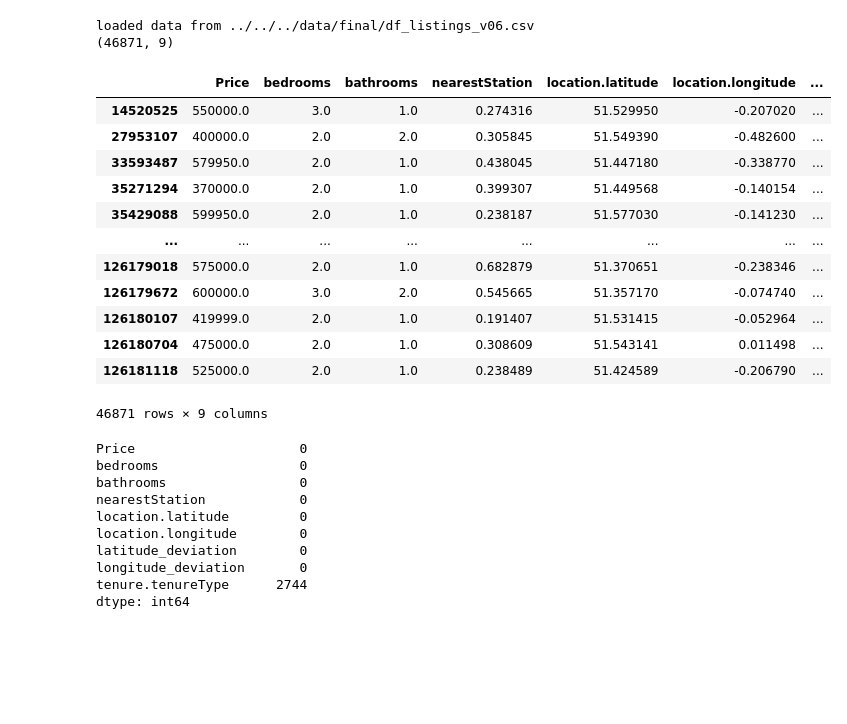
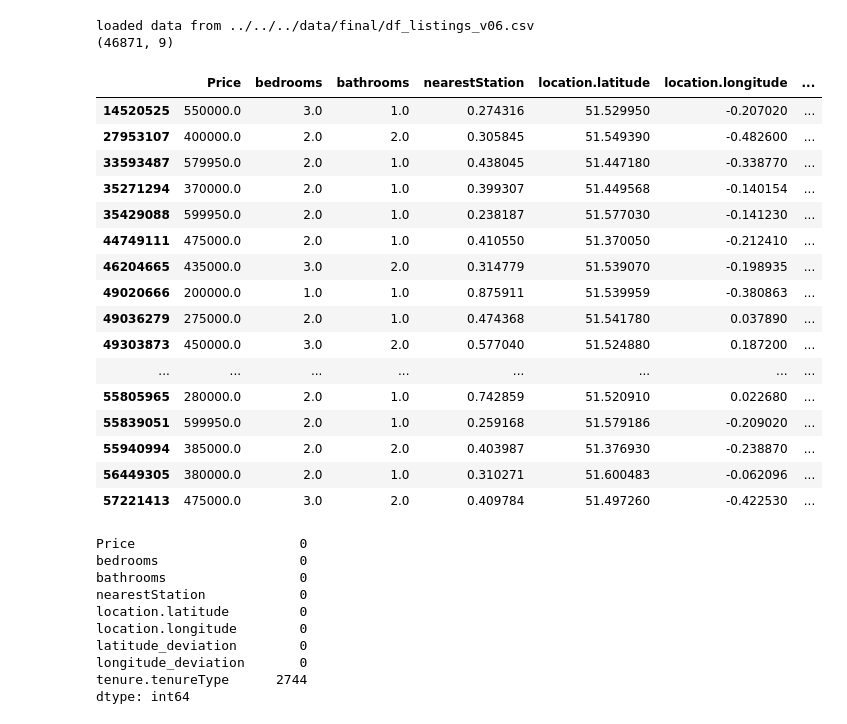
Before and after one commit to jayportfolio/capstone_streamlit, a Jupyter notebook: process/E_train model/iteration06/it06_03_4__decision_tree_randomsearch__20221106.ipynb, the cells around one changed output. Drawn from its saved outputs; the diff is of its cells as text; code cells hidden in the pictures; blank space fills up the shorter version.

```diff
--- a/process/E_train model/iteration06/it06_03_4__decision_tree_randomsearch__20221106.ipynb
+++ b/process/E_train model/iteration06/it06_03_4__decision_tree_randomsearch__20221106.ipynb
@@ -129,21 +94,25 @@ print(df.shape)
 loaded data from ../../../data/final/df_listings_v06.csv
 (46871, 9)
 # %%
-df
+df.head(30)
 # %% [output]
 |  | Price | bedrooms | bathrooms | nearestStation | location.latitude | location.longitude | ... |
 | 14520525 | 550000.0 | 3.0 | 1.0 | 0.274316 | 51.529950 | -0.207020 | ... |
 | 27953107 | 400000.0 | 2.0 | 2.0 | 0.305845 | 51.549390 | -0.482600 | ... |
 | 33593487 | 579950.0 | 2.0 | 1.0 | 0.438045 | 51.447180 | -0.338770 | ... |
 | 35271294 | 370000.0 | 2.0 | 1.0 | 0.399307 | 51.449568 | -0.140154 | ... |
 | 35429088 | 599950.0 | 2.0 | 1.0 | 0.238187 | 51.577030 | -0.141230 | ... |
+| 44749111 | 475000.0 | 2.0 | 1.0 | 0.410550 | 51.370050 | -0.212410 | ... |
+| 46204665 | 435000.0 | 3.0 | 2.0 | 0.314779 | 51.539070 | -0.198935 | ... |
+| 49020666 | 200000.0 | 1.0 | 1.0 | 0.875911 | 51.539959 | -0.380863 | ... |
+| 49036279 | 275000.0 | 2.0 | 1.0 | 0.474368 | 51.541780 | 0.037890 | ... |
+| 49303873 | 450000.0 | 3.0 | 2.0 | 0.577040 | 51.524880 | 0.187200 | ... |
 | ... | ... | ... | ... | ... | ... | ... | ... |
-| 126179018 | 575000.0 | 2.0 | 1.0 | 0.682879 | 51.370651 | -0.238346 | ... |
-| 126179672 | 600000.0 | 3.0 | 2.0 | 0.545665 | 51.357170 | -0.074740 | ... |
-| 126180107 | 419999.0 | 2.0 | 1.0 | 0.191407 | 51.531415 | -0.052964 | ... |
-| 126180704 | 475000.0 | 2.0 | 1.0 | 0.308609 | 51.543141 | 0.011498 | ... |
-| 126181118 | 525000.0 | 2.0 | 1.0 | 0.238489 | 51.424589 | -0.206790 | ... |
+| 55805965 | 280000.0 | 2.0 | 1.0 | 0.742859 | 51.520910 | 0.022680 | ... |
+| 55839051 | 599950.0 | 2.0 | 1.0 | 0.259168 | 51.579186 | -0.209020 | ... |
+| 55940994 | 385000.0 | 2.0 | 2.0 | 0.403987 | 51.376930 | -0.238870 | ... |
+| 56449305 | 380000.0 | 2.0 | 1.0 | 0.310271 | 51.600483 | -0.062096 | ... |
+| 57221413 | 475000.0 | 3.0 | 2.0 | 0.409784 | 51.497260 | -0.422530 | ... |
-46871 rows × 9 columns
 # %%
 df.isnull().sum()
 # %% [output]
```
Also changed, not shown: parts of 34 cells of this notebook, 6 other files.
